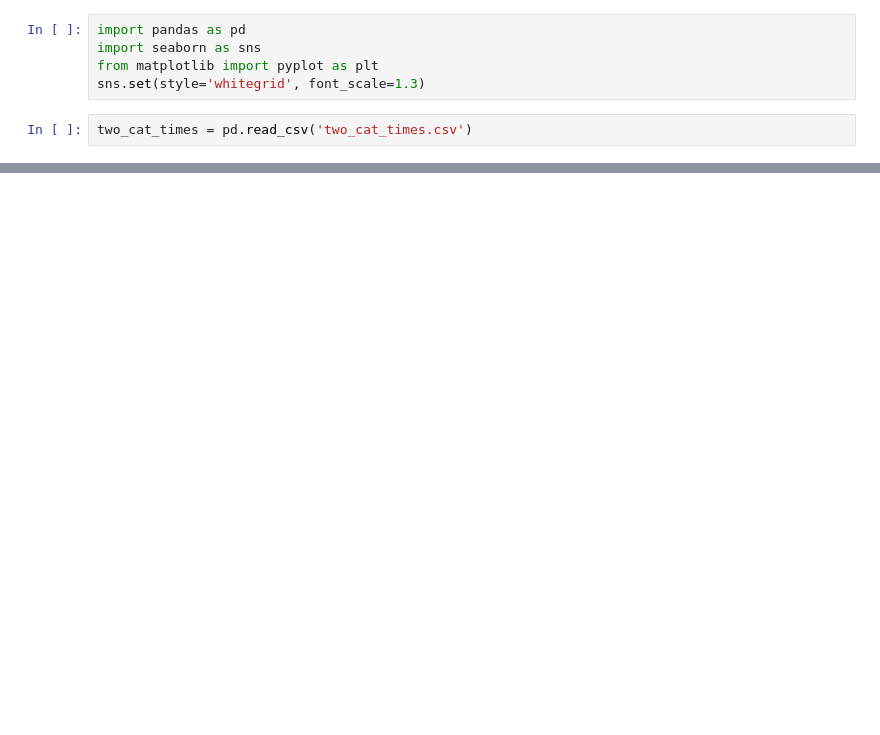
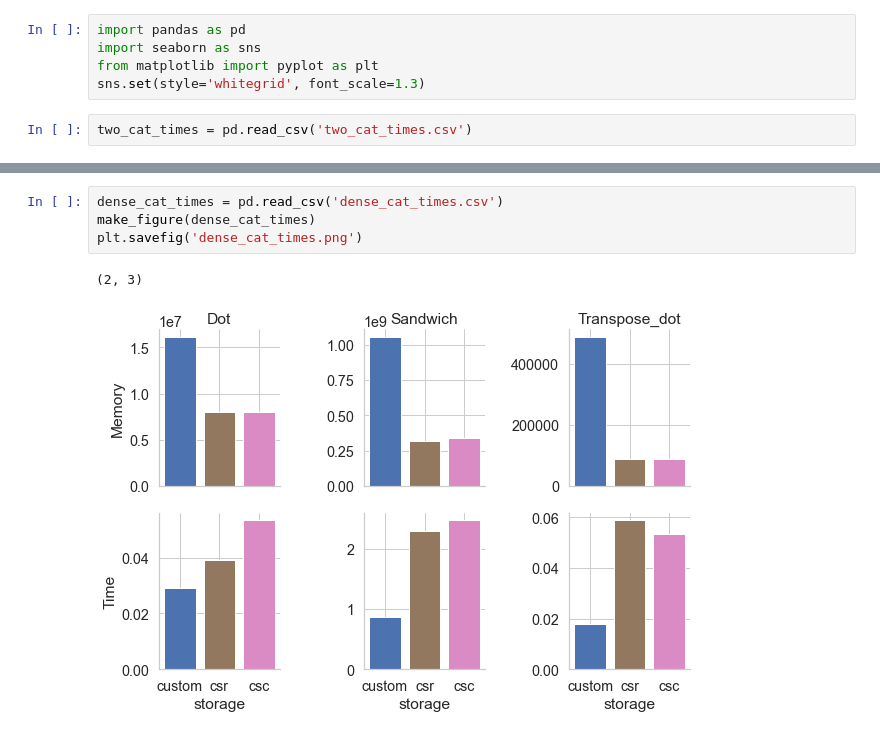
Before and after one commit to Quantco/tabmat, a Jupyter notebook: benchmark/visualize_benchmarks.ipynb, the cells around one changed output, grey strips where cells are left out. Cells and saved outputs as stored; diff of their text form; blank space fills up the shorter version.

```diff
--- a/benchmark/visualize_benchmarks.ipynb
+++ b/benchmark/visualize_benchmarks.ipynb
@@ -35,0 +34,7 @@ plt.savefig('dense_cat_times.png')
+# %%
+dense_cat_times = pd.read_csv('dense_cat_times.csv')
+make_figure(dense_cat_times)
+plt.savefig('dense_cat_times.png')
+# %% [output]
+(2, 3)
+[figure, added]
```
Also changed, not shown: parts of 7 cells of this notebook, 5 other files.
